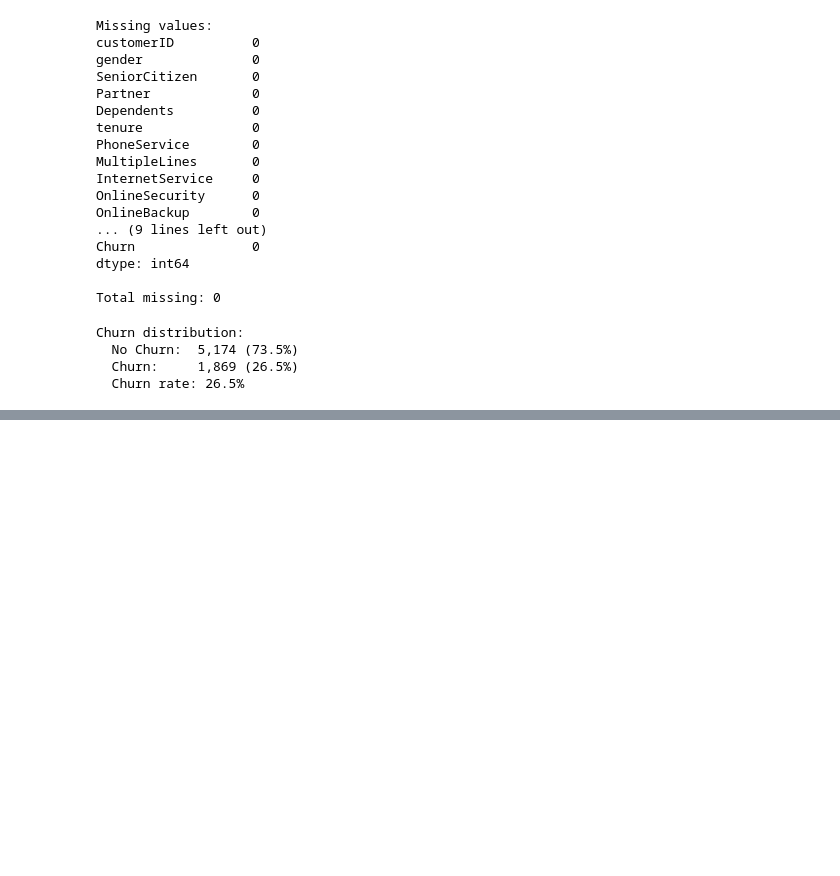
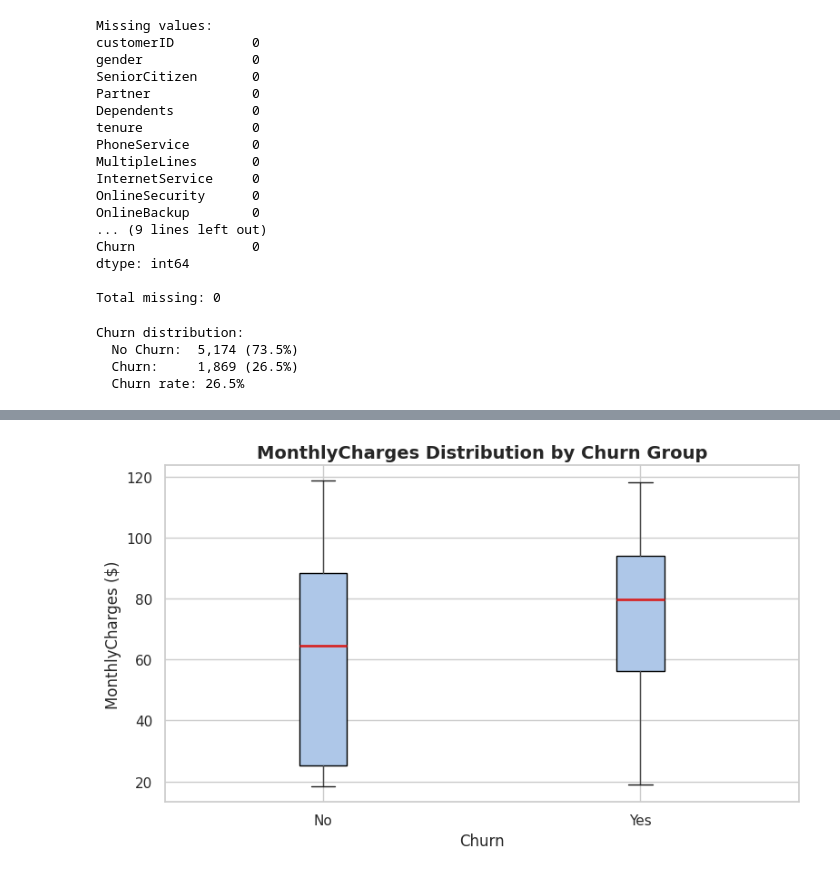
Before and after one commit to mauriziopinto/ai-telecom-retention-platform, a Jupyter notebook: retention_system.ipynb, the cells around one changed output, grey strips where cells are left out. Saved outputs shown, nothing was run; the diff lists cells and outputs as text; code cells hidden in the pictures; blank space fills up the shorter version.

```diff
--- a/retention_system.ipynb
+++ b/retention_system.ipynb
@@ -120,0 +271,13 @@ Churn distribution:
+# %%
+# Visualization 2: MonthlyCharges distribution by churn group
+fig, ax = plt.subplots(figsize=(8, 5))
+df.boxplot(column='MonthlyCharges', by='Churn', ax=ax, patch_artist=True,
+           boxprops=dict(facecolor='#aec7e8'), medianprops=dict(color='#d62728', linewidth=2))
+ax.set_title('MonthlyCharges Distribution by Churn Group', fontsize=14, fontweight='bold')
+ax.set_xlabel('Churn', fontsize=12)
+ax.set_ylabel('MonthlyCharges ($)', fontsize=12)
+fig.suptitle('')
+plt.tight_layout()
+plt.show()
+# %% [output]
+[figure, added]
```
Also changed, not shown: parts of 7 cells of this notebook.
